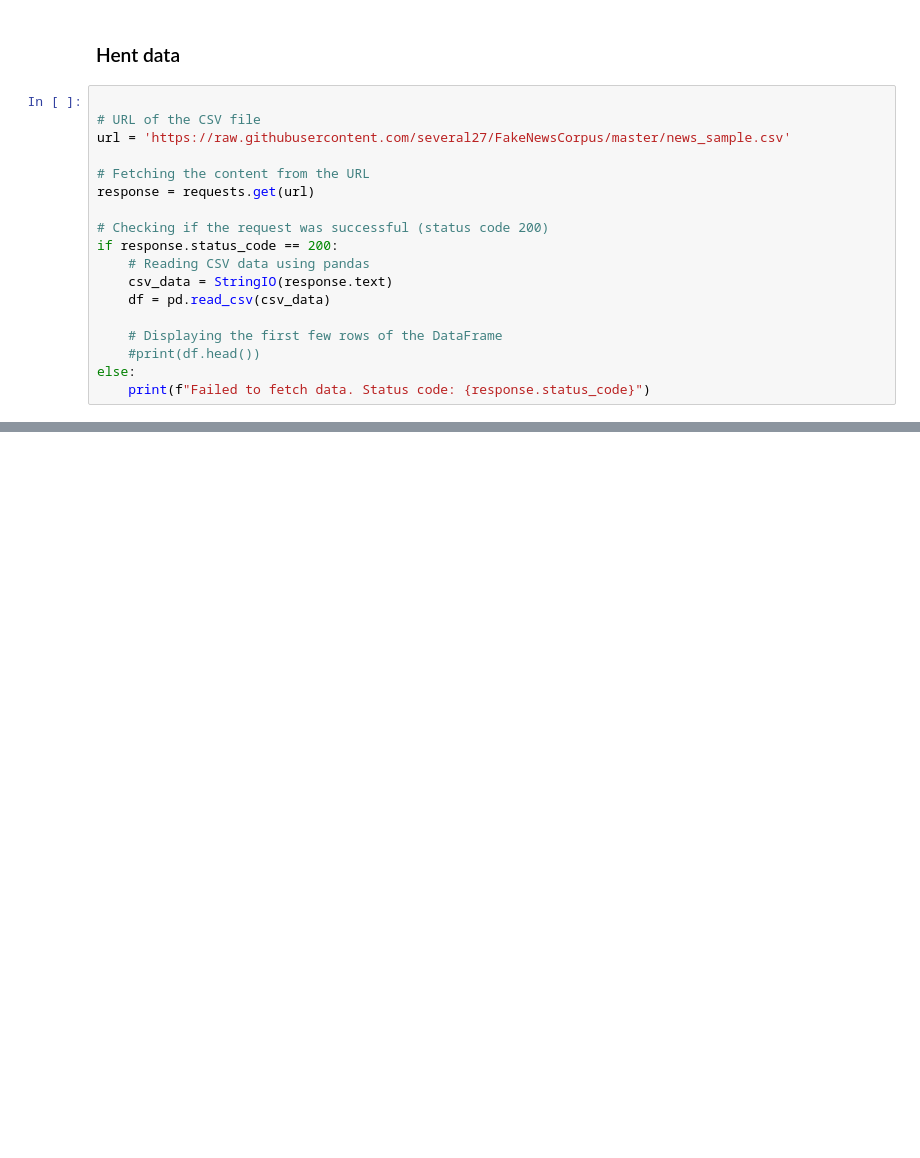
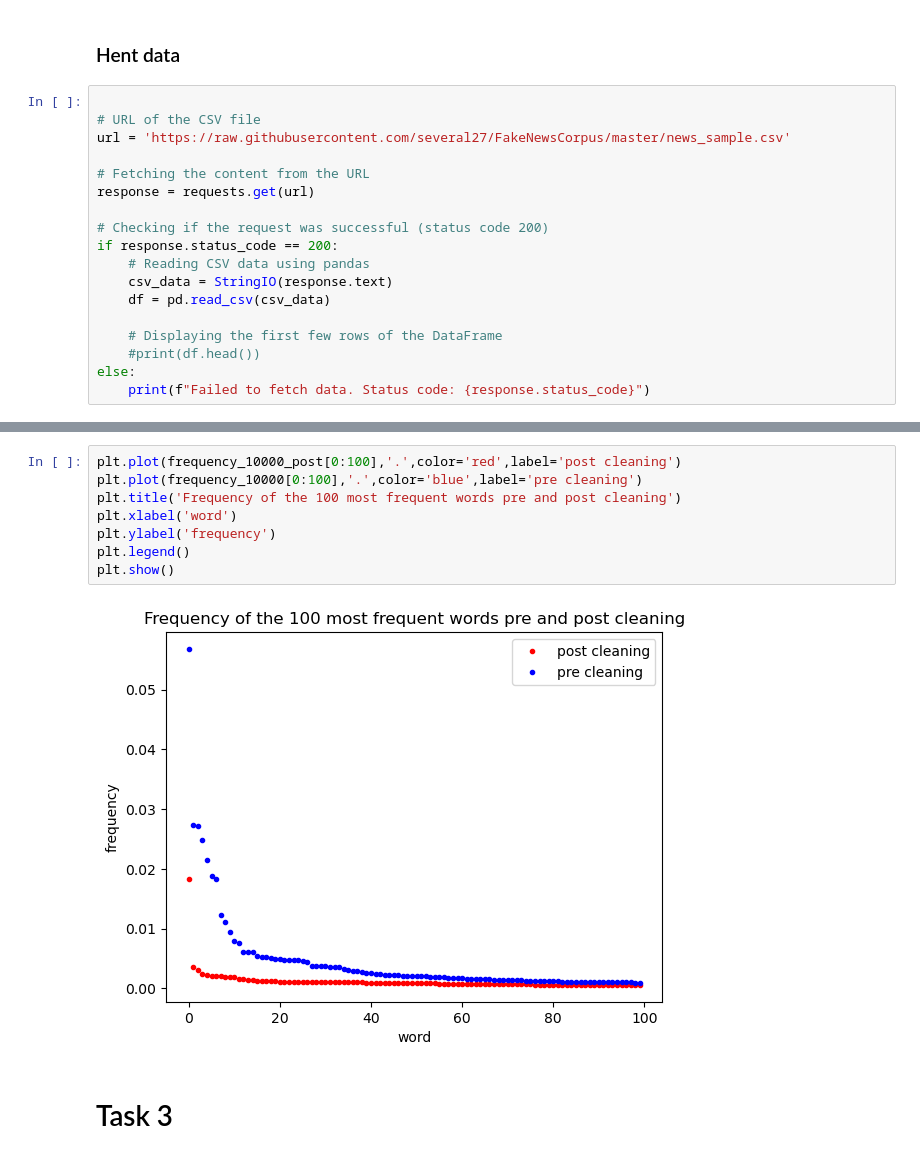
Before and after one commit to SofusEriksen/Fake_News_Project, a Jupyter notebook: Final project.ipynb, the cells around one changed output, grey strips where cells are left out. Drawn from its saved outputs; the diff is of its cells as text; blank space fills up the shorter version.

Commit message:
part 1
task 1 implemented
task 2 implemented
task 3 WIP

```diff
--- a/Final project.ipynb
+++ b/Final project.ipynb
@@ -174,0 +233,12 @@ tokenize_content(df)
+# %%
+plt.plot(frequency_10000_post[0:100],'.',color='red',label='post cleaning')
+plt.plot(frequency_10000[0:100],'.',color='blue',label='pre cleaning')
+plt.title('Frequency of the 100 most frequent words pre and post cleaning')
+plt.xlabel('word')
+plt.ylabel('frequency')
+plt.legend()
+plt.show()
+# %% [output]
+[figure, added]
+# %% [markdown]
+# Task 3
```
Also changed, not shown: parts of 14 cells of this notebook, 2 other files.
